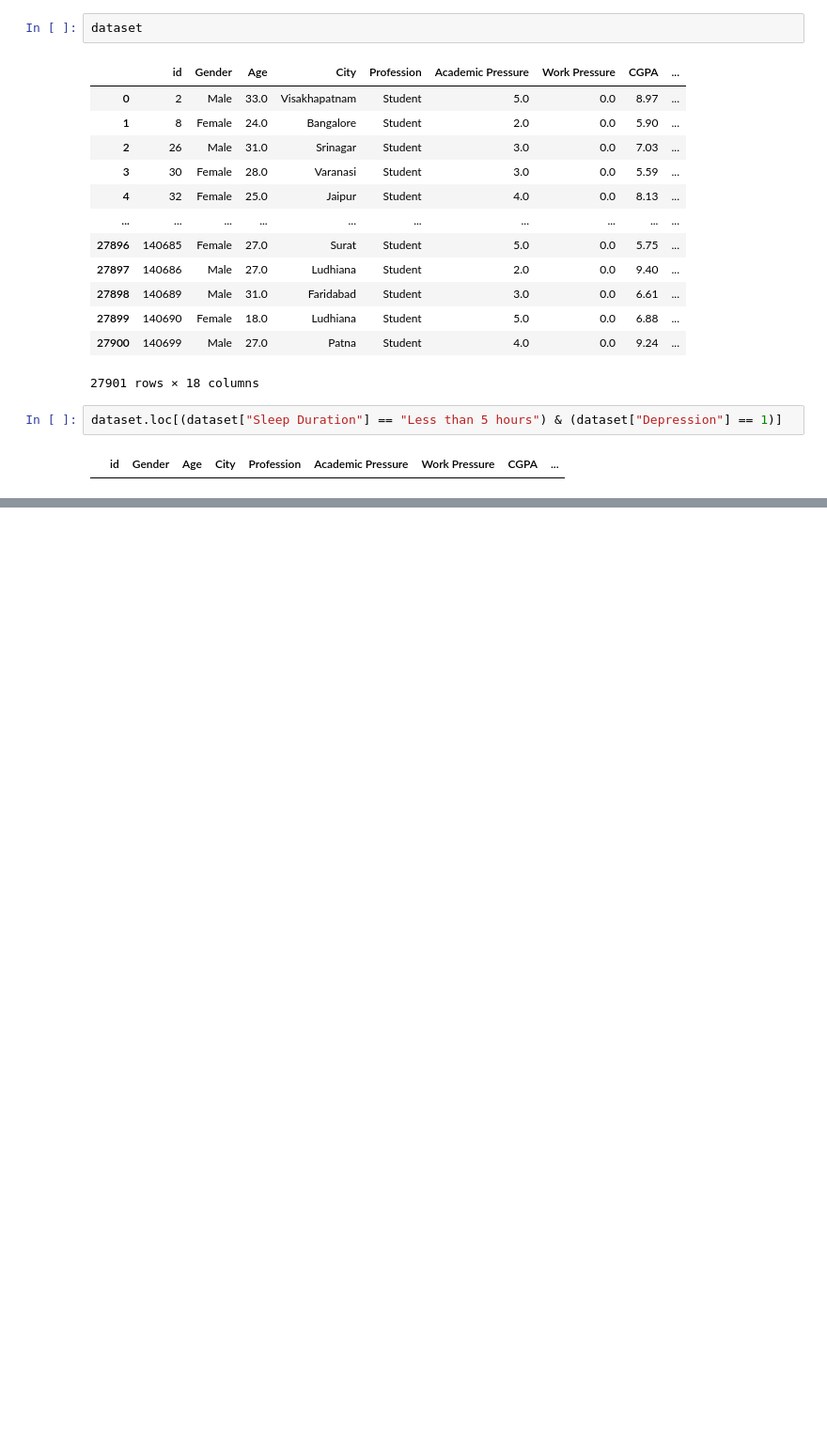
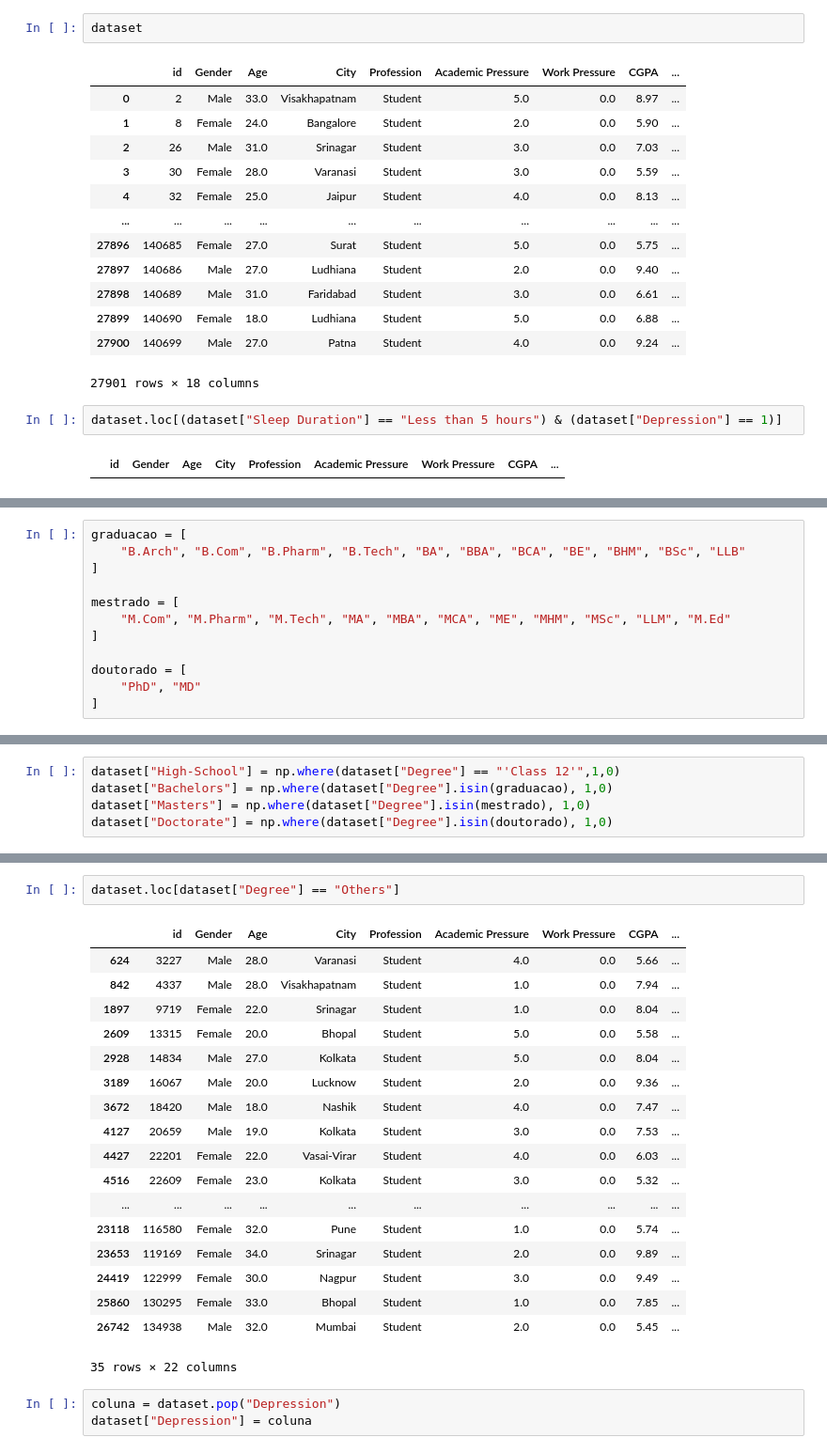
Before and after one commit to Pablo-Sant/Depressao-estudantil, a Jupyter notebook: notebooks/01-eda.ipynb, the cells around one changed output, grey strips where cells are left out. Shown: that part at 94% size. Saved outputs shown, nothing was run; the diff lists cells and outputs as text; blank space fills up the shorter version.

```diff
--- a/notebooks/01-eda.ipynb
+++ b/notebooks/01-eda.ipynb
@@ -147,0 +193,12 @@ dataset.loc[(dataset["Sleep Duration"] == "Less than 5 hours") & (dataset["Depre
+# %%
+graduacao = [
+    "B.Arch", "B.Com", "B.Pharm", "B.Tech", "BA", "BBA", "BCA", "BE", "BHM", "BSc", "LLB"
+]
+
+mestrado = [
+    "M.Com", "M.Pharm", "M.Tech", "MA", "MBA", "MCA", "ME", "MHM", "MSc", "LLM", "M.Ed"
+]
+
+doutorado = [
+    "PhD", "MD"
+]
@@ -147,0 +209,5 @@ dataset.loc[(dataset["Sleep Duration"] == "Less than 5 hours") & (dataset["Depre
+# %%
+dataset["High-School"] = np.where(dataset["Degree"] == "'Class 12'",1,0)
+dataset["Bachelors"] = np.where(dataset["Degree"].isin(graduacao), 1,0)
+dataset["Masters"] = np.where(dataset["Degree"].isin(mestrado), 1,0)
+dataset["Doctorate"] = np.where(dataset["Degree"].isin(doutorado), 1,0)
@@ -147,0 +262,24 @@ dataset.loc[(dataset["Sleep Duration"] == "Less than 5 hours") & (dataset["Depre
+# %%
+dataset.loc[dataset["Degree"] == "Others"]
+# %% [output]
+|  | id | Gender | Age | City | Profession | Academic Pressure | Work Pressure | CGPA | ... |
+| 624 | 3227 | Male | 28.0 | Varanasi | Student | 4.0 | 0.0 | 5.66 | ... |
+| 842 | 4337 | Male | 28.0 | Visakhapatnam | Student | 1.0 | 0.0 | 7.94 | ... |
+| 1897 | 9719 | Female | 22.0 | Srinagar | Student | 1.0 | 0.0 | 8.04 | ... |
+| 2609 | 13315 | Female | 20.0 | Bhopal | Student | 5.0 | 0.0 | 5.58 | ... |
+| 2928 | 14834 | Male | 27.0 | Kolkata | Student | 5.0 | 0.0 | 8.04 | ... |
+| 3189 | 16067 | Male | 20.0 | Lucknow | Student | 2.0 | 0.0 | 9.36 | ... |
+| 3672 | 18420 | Male | 18.0 | Nashik | Student | 4.0 | 0.0 | 7.47 | ... |
+| 4127 | 20659 | Male | 19.0 | Kolkata | Student | 3.0 | 0.0 | 7.53 | ... |
+| 4427 | 22201 | Female | 22.0 | Vasai-Virar | Student | 4.0 | 0.0 | 6.03 | ... |
+| 4516 | 22609 | Female | 23.0 | Kolkata | Student | 3.0 | 0.0 | 5.32 | ... |
+| ... | ... | ... | ... | ... | ... | ... | ... | ... | ... |
+| 23118 | 116580 | Female | 32.0 | Pune | Student | 1.0 | 0.0 | 5.74 | ... |
+| 23653 | 119169 | Female | 34.0 | Srinagar | Student | 2.0 | 0.0 | 9.89 | ... |
+| 24419 | 122999 | Female | 30.0 | Nagpur | Student | 3.0 | 0.0 | 9.49 | ... |
+| 25860 | 130295 | Female | 33.0 | Bhopal | Student | 1.0 | 0.0 | 7.85 | ... |
+| 26742 | 134938 | Male | 32.0 | Mumbai | Student | 2.0 | 0.0 | 5.45 | ... |
+35 rows × 22 columns
+# %%
+coluna = dataset.pop("Depression")
+dataset["Depression"] = coluna
```
Also changed, not shown: parts of 16 cells of this notebook, 1 other file.
